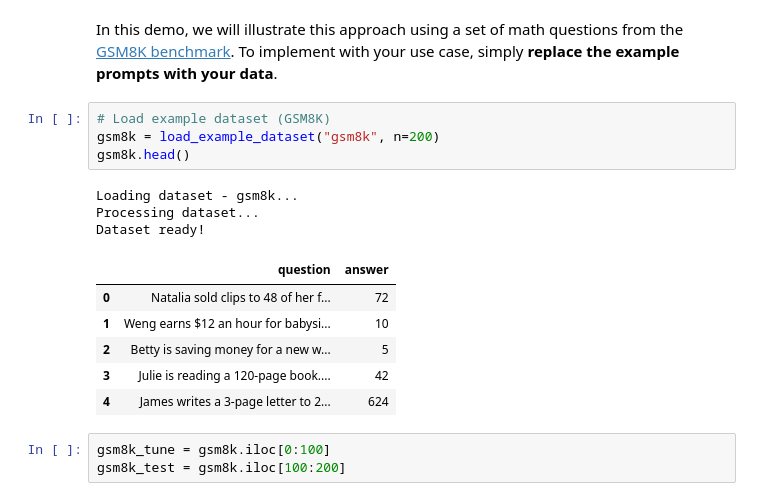
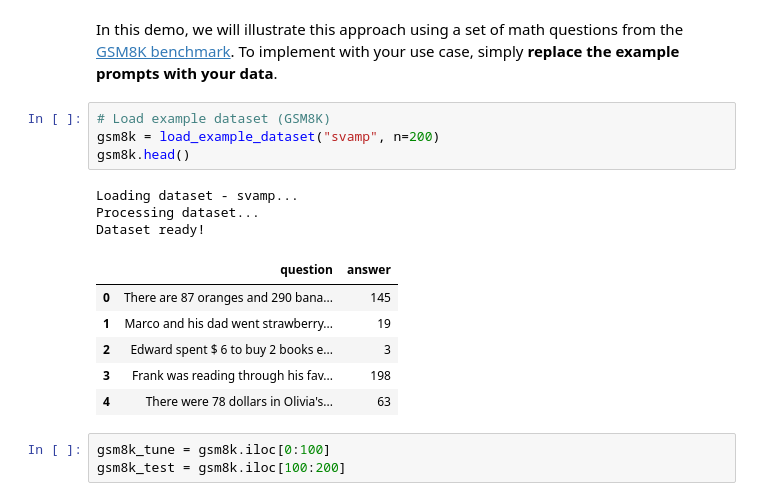
Before and after one commit to nagyist/uqlm, a Jupyter notebook: examples/ensemble_tuning_demo.ipynb, the cells around one changed output. Drawn from its saved outputs; the diff is of its cells as text.

```diff
--- a/examples/ensemble_tuning_demo.ipynb
+++ b/examples/ensemble_tuning_demo.ipynb
@@ -89,18 +88,18 @@ from uqlm.utils import load_example_dataset, math_postprocessor, plot_model_accu
 In this demo, we will illustrate this approach using a set of math questions from the [GSM8K benchmark](https://github.com/openai/grade-school-math). To implement with your use case, simply **replace the example prompts with your data**.
 # %%
 # Load example dataset (GSM8K)
-gsm8k = load_example_dataset("gsm8k", n=200)
+gsm8k = load_example_dataset("svamp", n=200)
 gsm8k.head()
 # %% [output]
-Loading dataset - gsm8k...
+Loading dataset - svamp...
 Processing dataset...
 Dataset ready!
 |  | question | answer |
-| 0 | Natalia sold clips to 48 of her f... | 72 |
-| 1 | Weng earns $12 an hour for babysi... | 10 |
-| 2 | Betty is saving money for a new w... | 5 |
-| 3 | Julie is reading a 120-page book.... | 42 |
-| 4 | James writes a 3-page letter to 2... | 624 |
+| 0 | There are 87 oranges and 290 bana... | 145 |
+| 1 | Marco and his dad went strawberry... | 19 |
+| 2 | Edward spent $ 6 to buy 2 books e... | 3 |
+| 3 | Frank was reading through his fav... | 198 |
+| 4 | There were 78 dollars in Olivia's... | 63 |
 # %%
 gsm8k_tune = gsm8k.iloc[0:100]
 gsm8k_test = gsm8k.iloc[100:200]
```
Also changed, not shown: parts of 12 cells of this notebook, 1 other file.
